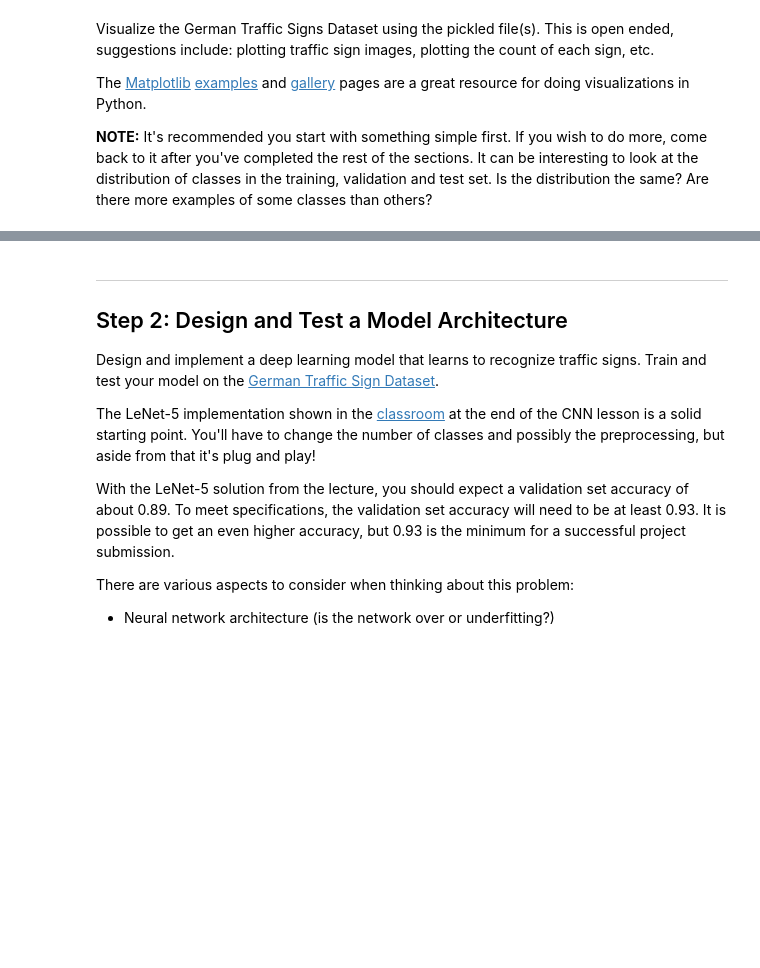
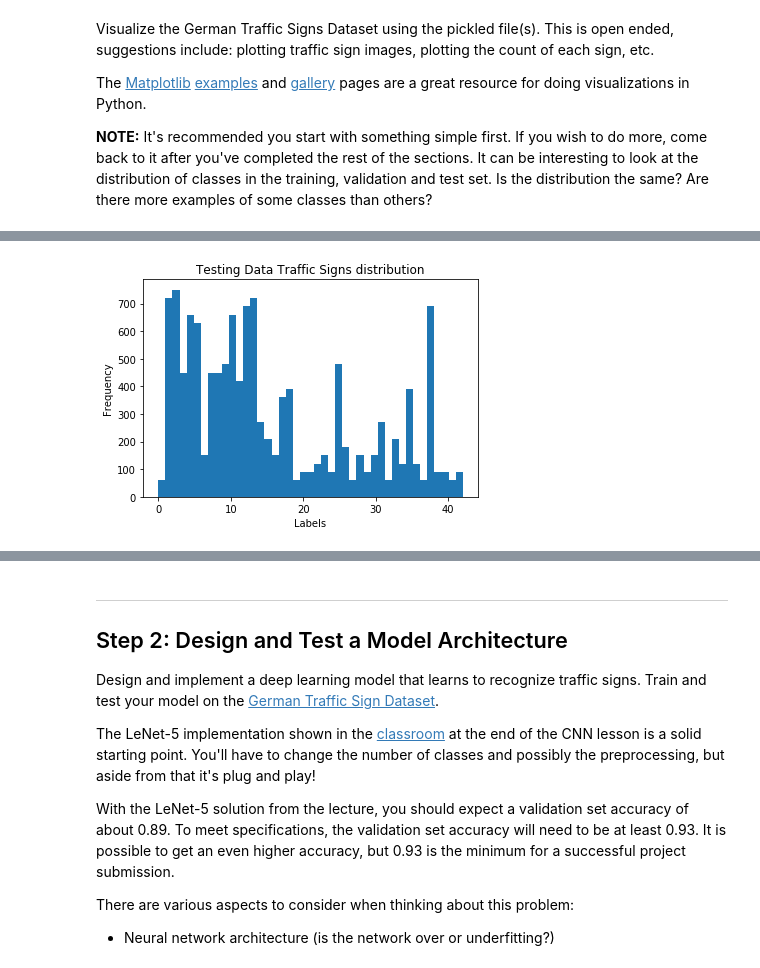
Before and after one commit to codesmyth/CarND-Traffic-Sign-Classifier-Project, a Jupyter notebook: Traffic_Sign_Classifier.ipynb, the cells around one changed output, grey strips where cells are left out. Cells and saved outputs as stored; diff of their text form; code cells hidden in the pictures; blank space fills up the shorter version.

```diff
--- a/Traffic_Sign_Classifier.ipynb
+++ b/Traffic_Sign_Classifier.ipynb
@@ -102,3 +135,18 @@ import matplotlib.pyplot as plt
+# %%
+x = y_test
+num_bins = 43
+
+ax = plt.subplot()
+
+ax.hist(x, num_bins)
+
+ax.set_xlabel('Labels')
+ax.set_ylabel('Frequency')
+ax.set_title(r'Testing Data Traffic Signs distribution')
+
+plt.show()
+# %% [output]
+[figure, added]
 # %%
 import random
 random_index = random.randint(0, len(X_train))
```
Also changed, not shown: parts of 10 cells of this notebook, 13 other files.
